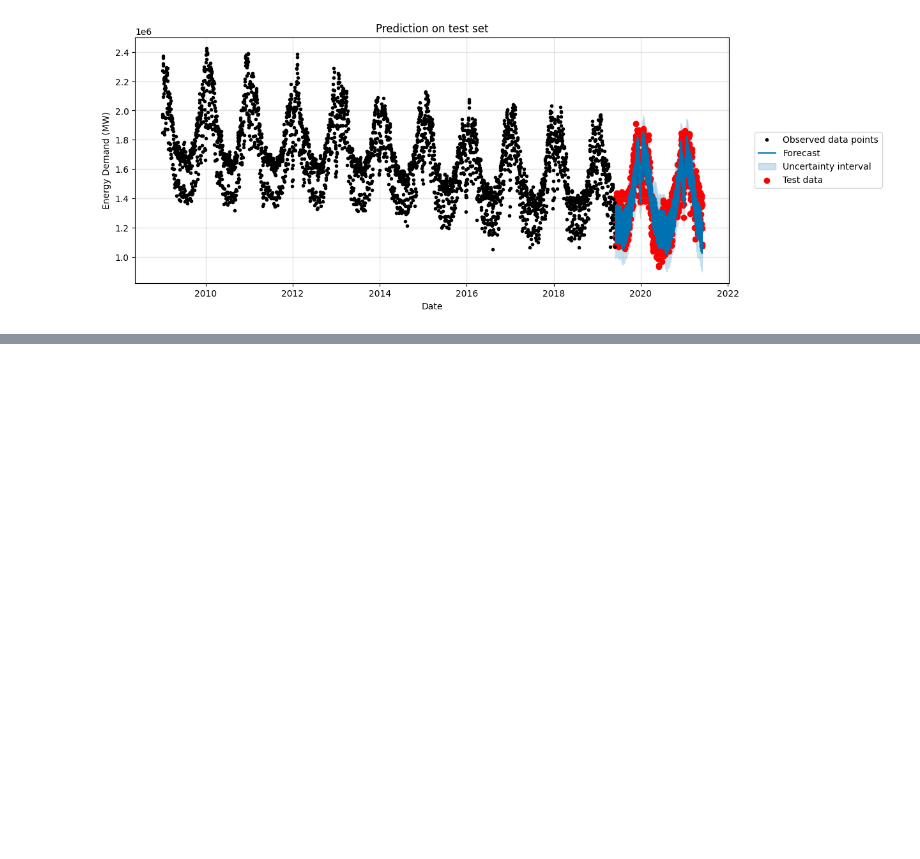
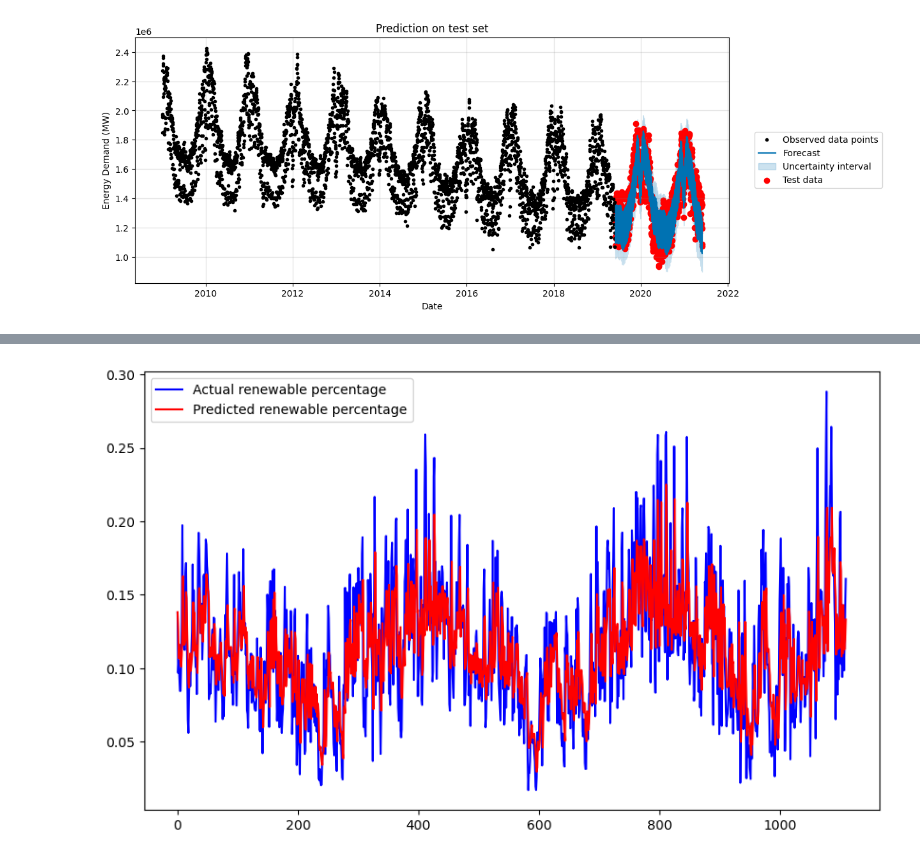
Before and after one commit to TranPhanPhucAn/Lab2-THTQHDL, a Jupyter notebook: Visualize_data.ipynb, the cells around one changed output, grey strips where cells are left out. Drawn from its saved outputs; the diff is of its cells as text; code cells hidden in the pictures; blank space fills up the shorter version.

```diff
--- a/Visualize_data.ipynb
+++ b/Visualize_data.ipynb
@@ -566,0 +558,4 @@ ax.set_xlabel("Date");
+# %%
+renewable['renewable_percentage'] = (renewable['embedded_wind_generation'] + renewable['embedded_solar_generation']) / renewable['tsd']
+a = renewable['renewable_percentage']
+a
@@ -566,0 +597,10 @@ ax.set_xlabel("Date");
+# %%
+model = Sequential()
+model.add(LSTM(units=256, return_sequences=True, input_shape=(sequence_length, 1)))
+model.add(Dropout(0.2))
+model.add(LSTM(units=50, return_sequences=False))
+model.add(Dropout(0.2))
+model.add(Dense(units=1))
+
+model.compile(optimizer='adam', loss='mean_squared_error')
+model.summary()
@@ -566,0 +639,13 @@ ax.set_xlabel("Date");
+# %%
+# Split the data into training and testing sets
+train_size = int(len(sequences) * 0.8)
+test_size = len(sequences) - train_size
+
+train_sequences = sequences[:train_size]
+train_labels = labels[:train_size]
+
+test_sequences = sequences[train_size:]
+test_labels = labels[train_size:]
+
+# Train the model
+history = model.fit(train_sequences, train_labels, epochs=20, batch_size=32, validation_data=(test_sequences, test_labels))
@@ -566,0 +700,15 @@ ax.set_xlabel("Date");
+# %%
+# Make predictions
+predictions = model.predict(test_sequences)
+
+# Inverse transform the predictions and labels to original scale
+predictions = scaler.inverse_transform(predictions)
+test_labels = scaler.inverse_transform(test_labels.reshape(-1, 1))
+
+# Plot the results
+plt.figure(figsize=(10,6))
+plt.plot(test_labels, color='blue', label='Actual renewable percentage')
+plt.plot(predictions, color='red', label='Predicted renewable percentage')
+plt.legend()
+plt.show()
+# %% [output]
@@ -566,0 +728 @@ ax.set_xlabel("Date");
+[figure, added]
```
Also changed, not shown: parts of 10 cells of this notebook.
